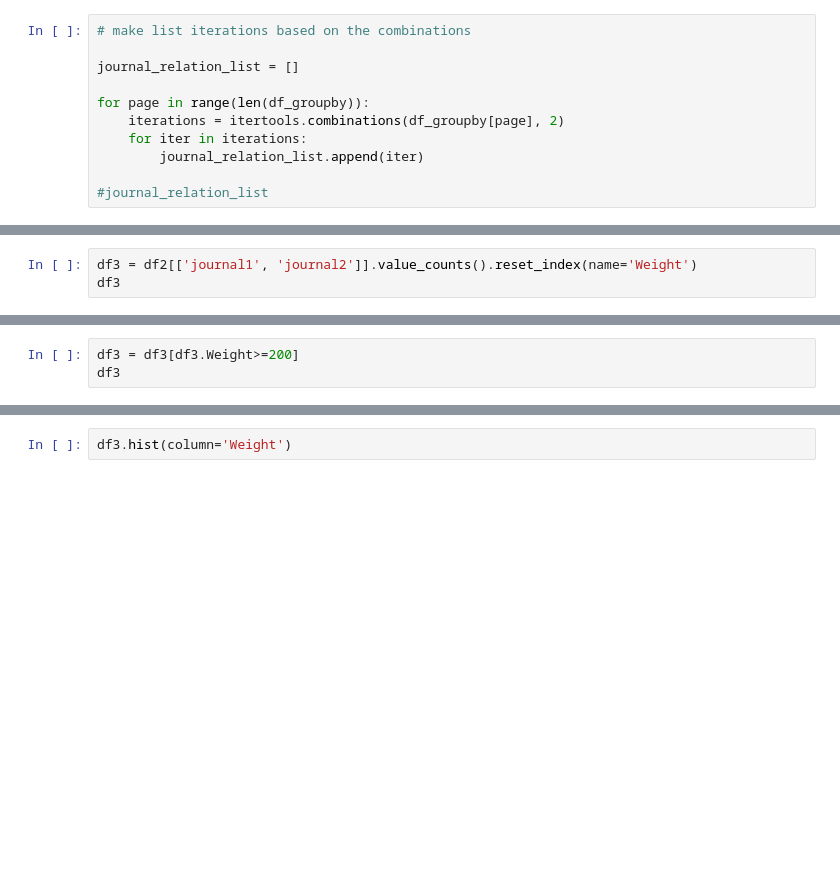
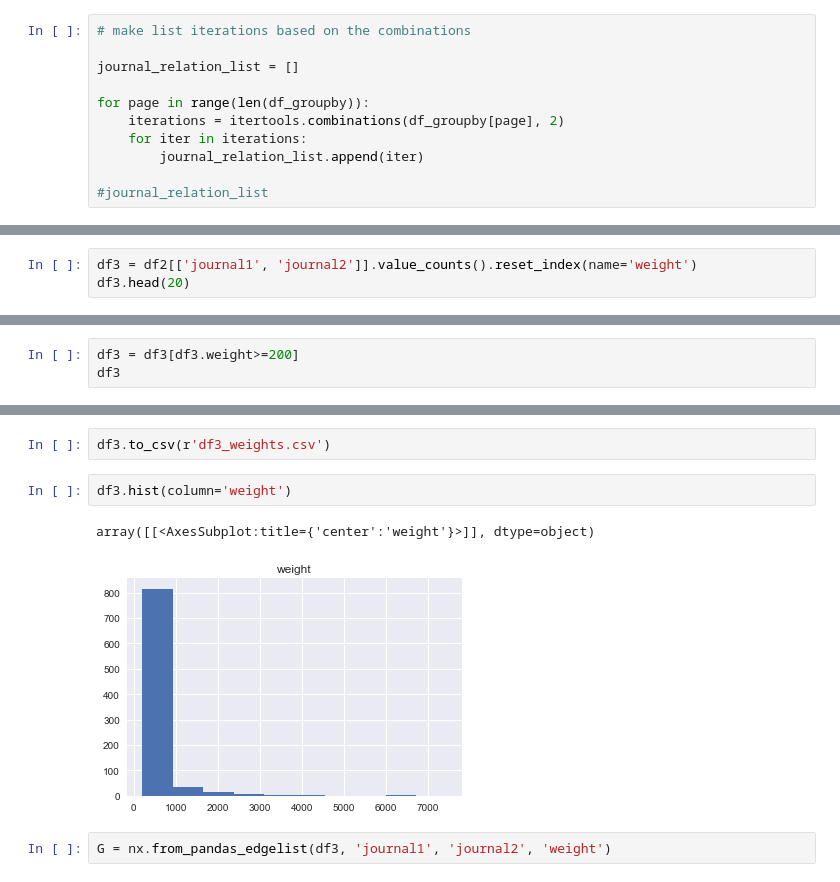
Before and after one commit to stepkurniawan/network-analysis-wikipedia-journals, a Jupyter notebook: codes/2_Data_preparation.ipynb, the cells around one changed output, grey strips where cells are left out. Cells and saved outputs as stored; diff of their text form; blank space fills up the shorter version.

```diff
--- a/codes/2_Data_preparation.ipynb
+++ b/codes/2_Data_preparation.ipynb
@@ -87,3 +158,3 @@ df2
 # %%
-df3 = df2[['journal1', 'journal2']].value_counts().reset_index(name='Weight')
-df3
+df3 = df2[['journal1', 'journal2']].value_counts().reset_index(name='weight')
+df3.head(20)
@@ -90,3 +179,3 @@ df3
 # %%
-df3 = df3[df3.Weight>=200]
+df3 = df3[df3.weight>=200]
 df3
@@ -93,2 +203,9 @@ df3
+# %%
+df3.to_csv(r'df3_weights.csv')
 # %%
-df3.hist(column='Weight')
+df3.hist(column='weight')
+# %% [output]
+array([[<AxesSubplot:title={'center':'weight'}>]], dtype=object)
+[figure, added]
+# %%
+G = nx.from_pandas_edgelist(df3, 'journal1', 'journal2', 'weight')
```
Also changed, not shown: parts of 28 cells of this notebook, 1 other file.
